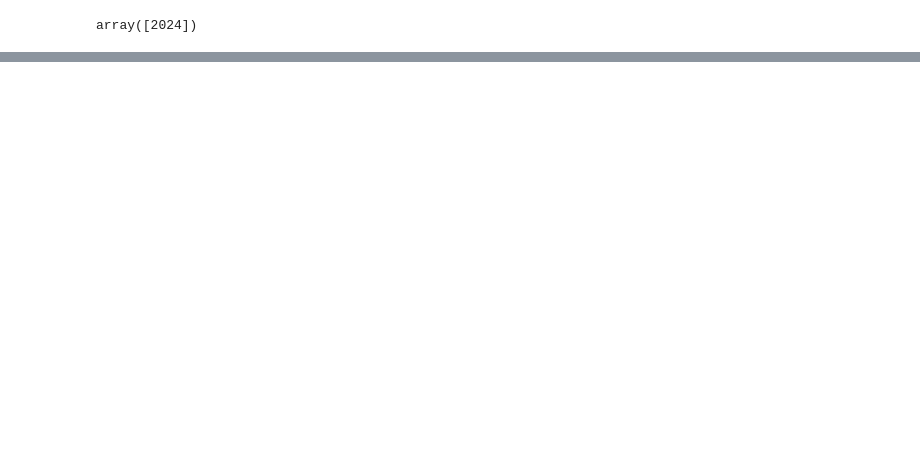
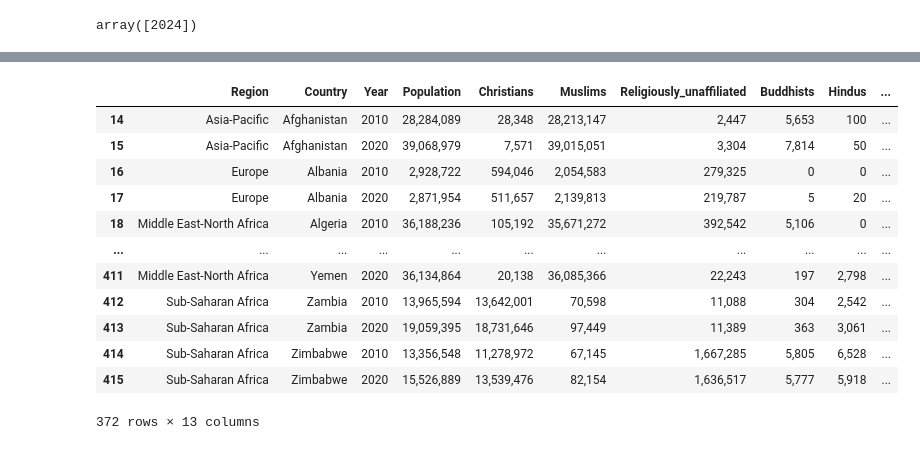
Before and after one commit to ltreme/Social-Bias-Benchmark, a Jupyter notebook: app/notebooks/Persona_Gen_draft.ipynb, the cells around one changed output, grey strips where cells are left out. Drawn from its saved outputs; the diff is of its cells as text; code cells hidden in the pictures; blank space fills up the shorter version.

```diff
--- a/app/notebooks/Persona_Gen_draft.ipynb
+++ b/app/notebooks/Persona_Gen_draft.ipynb
@@ -543,0 +620,7 @@ df_edu.to_csv('../../data/processed/education_population_distribution_2024.csv',
+# %%
+import pandas as pd
+
+df_countries = pd.read_csv('../../data/raw/Anzahl_Ausländer_nach_Staatsangehörigkeit.csv', sep=';')
+countries = df_countries['Country']
+countries = countries.to_list()
+countries.append('Germany')
@@ -543,0 +664,17 @@ df_edu.to_csv('../../data/processed/education_population_distribution_2024.csv',
+# %%
+filtered_df = df_religion[df_religion['Country'].str.lower().isin([c.lower() for c in countries])]
+filtered_df
+# %% [output]
+|  | Region | Country | Year | Population | Christians | Muslims | Religiously_unaffiliated | Buddhists | Hindus | ... |
+| 14 | Asia-Pacific | Afghanistan | 2010 | 28,284,089 | 28,348 | 28,213,147 | 2,447 | 5,653 | 100 | ... |
+| 15 | Asia-Pacific | Afghanistan | 2020 | 39,068,979 | 7,571 | 39,015,051 | 3,304 | 7,814 | 50 | ... |
+| 16 | Europe | Albania | 2010 | 2,928,722 | 594,046 | 2,054,583 | 279,325 | 0 | 0 | ... |
+| 17 | Europe | Albania | 2020 | 2,871,954 | 511,657 | 2,139,813 | 219,787 | 5 | 20 | ... |
+| 18 | Middle East-North Africa | Algeria | 2010 | 36,188,236 | 105,192 | 35,671,272 | 392,542 | 5,106 | 0 | ... |
+| ... | ... | ... | ... | ... | ... | ... | ... | ... | ... | ... |
+| 411 | Middle East-North Africa | Yemen | 2020 | 36,134,864 | 20,138 | 36,085,366 | 22,243 | 197 | 2,798 | ... |
+| 412 | Sub-Saharan Africa | Zambia | 2010 | 13,965,594 | 13,642,001 | 70,598 | 11,088 | 304 | 2,542 | ... |
+| 413 | Sub-Saharan Africa | Zambia | 2020 | 19,059,395 | 18,731,646 | 97,449 | 11,389 | 363 | 3,061 | ... |
+| 414 | Sub-Saharan Africa | Zimbabwe | 2010 | 13,356,548 | 11,278,972 | 67,145 | 1,667,285 | 5,805 | 6,528 | ... |
+| 415 | Sub-Saharan Africa | Zimbabwe | 2020 | 15,526,889 | 13,539,476 | 82,154 | 1,636,517 | 5,777 | 5,918 | ... |
+372 rows × 13 columns
```
Also changed, not shown: parts of 12 cells of this notebook, 12 other files.
